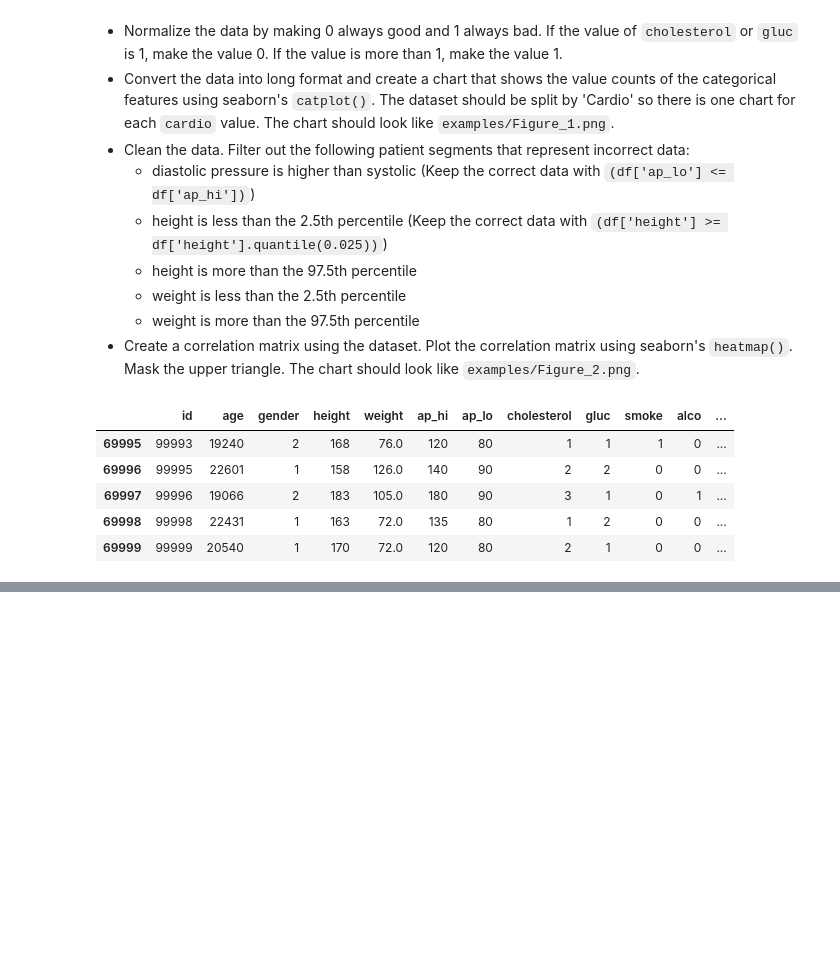
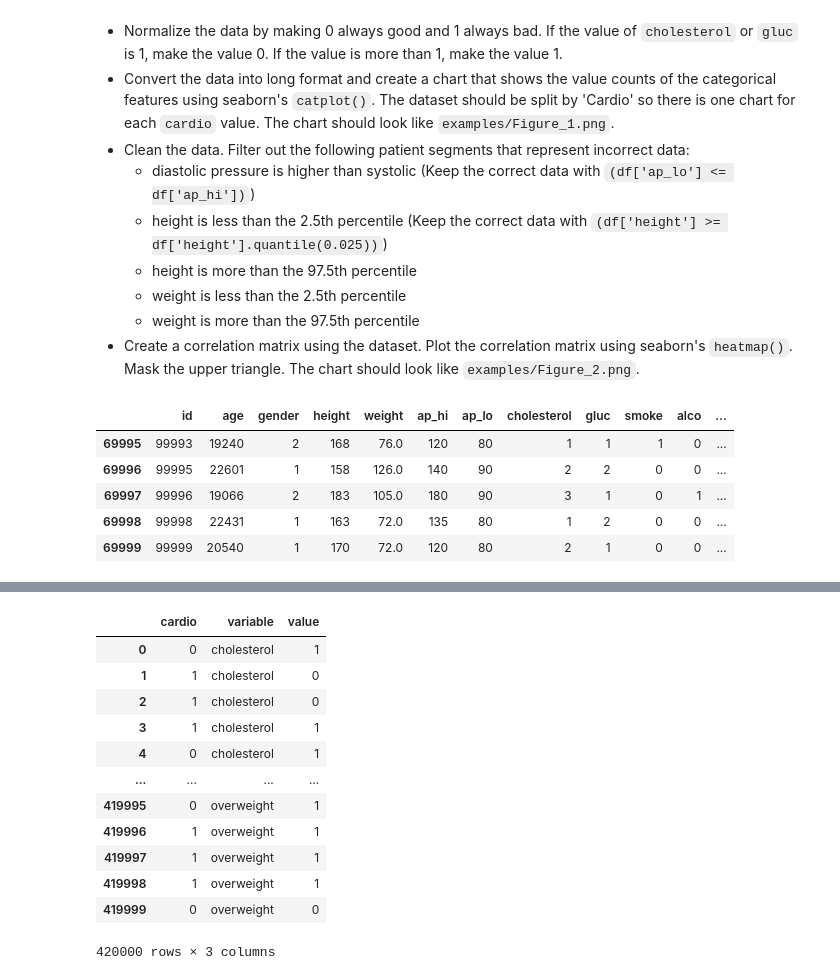
Before and after one commit to danhtran2k20/pyData, a Jupyter notebook: zpyDS0_Project/medical-data-visualizer/medical_data_visualizer.ipynb, the cells around one changed output, grey strips where cells are left out. Cells and saved outputs as stored; diff of their text form; code cells hidden in the pictures; blank space fills up the shorter version.

```diff
--- a/zpyDS0_Project/medical-data-visualizer/medical_data_visualizer.ipynb
+++ b/zpyDS0_Project/medical-data-visualizer/medical_data_visualizer.ipynb
@@ -86,0 +87,20 @@ df.tail()
+# %%
+# Draw Categorical Plot
+# Create DataFrame for cat plot using `pd.melt` using just the values from 'cholesterol', 'gluc', 'smoke', 'alco', 'active', and 'overweight'.
+df_cat = pd.melt(df, id_vars=['cardio'], value_vars=['cholesterol', 'gluc', 'smoke', 'alco', 'active', 'overweight'])
+# df_cat = pd.melt(df,  id_vars=['cholesterol', 'gluc', 'smoke', 'alco', 'active', 'overweight'])
+df_cat
+# %% [output]
+|  | cardio | variable | value |
+| 0 | 0 | cholesterol | 1 |
+| 1 | 1 | cholesterol | 0 |
+| 2 | 1 | cholesterol | 0 |
+| 3 | 1 | cholesterol | 1 |
+| 4 | 0 | cholesterol | 1 |
+| ... | ... | ... | ... |
+| 419995 | 0 | overweight | 1 |
+| 419996 | 1 | overweight | 1 |
+| 419997 | 1 | overweight | 1 |
+| 419998 | 1 | overweight | 1 |
+| 419999 | 0 | overweight | 0 |
+420000 rows × 3 columns
```
Also changed, not shown: parts of 5 cells of this notebook, 1 other file.
